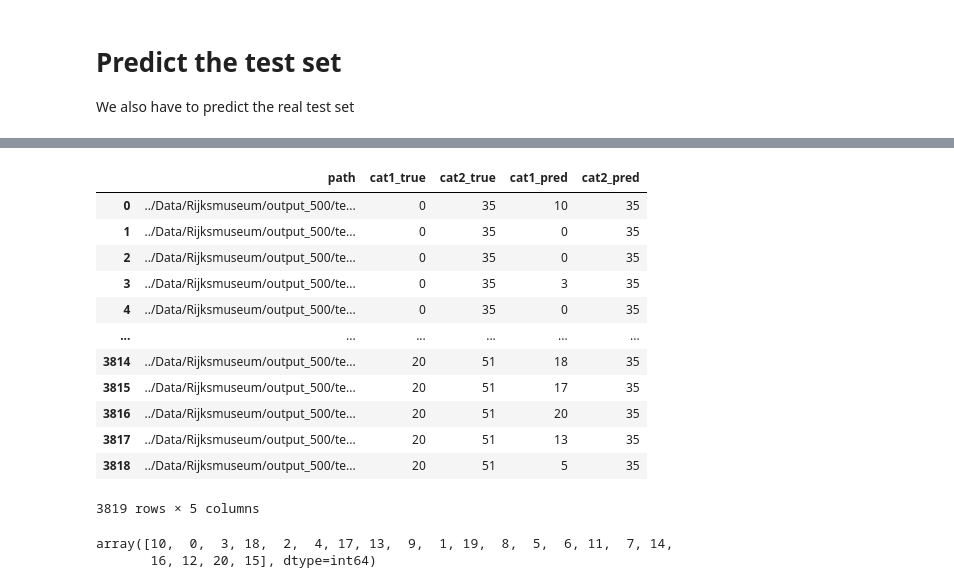
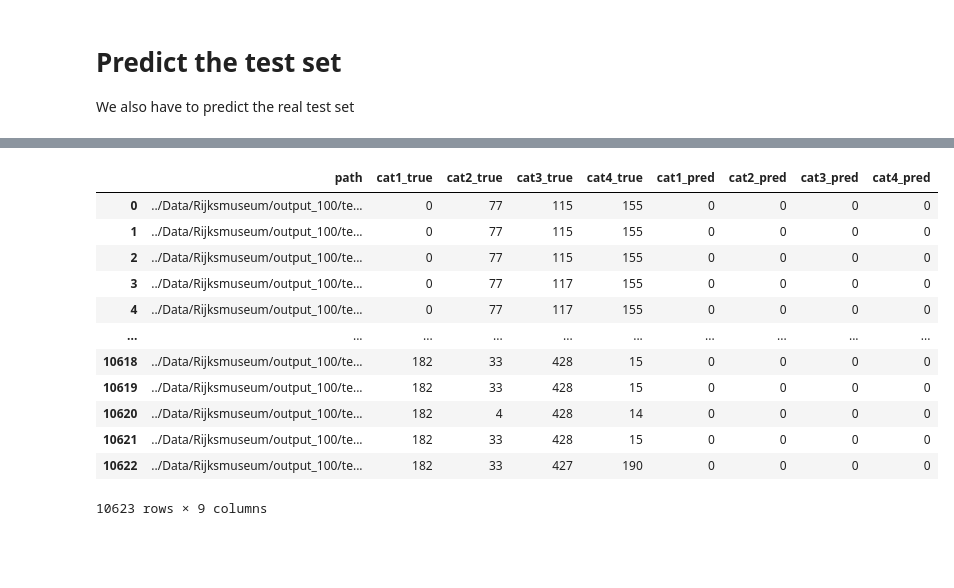
Before and after one commit to lotteph/MSc-Scriptie, a Jupyter notebook: Xception model multi-task v2.ipynb, the cells around one changed output, grey strips where cells are left out. Drawn from its saved outputs; the diff is of its cells as text; code cells hidden in the pictures; blank space fills up the shorter version.

```diff
--- a/Xception model multi-task v2.ipynb
+++ b/Xception model multi-task v2.ipynb
@@ -216,11 +239,12 @@ def train_gen(training_dict, batch_size=10):
         yield [np.stack(images, axis=0)], targets
 # %%
 batch_size = 128
-epochs = 10
+epochs = 20
 
 # initialize training and validation generators
 gen = train_gen(train_dict, batch_size)
 val_gen = train_gen(val_dict, batch_size)
+
 steps = len(train_dict) // batch_size
 val_steps = len(val_dict) // batch_size
 # %% [markdown]
@@ -228,13 +252,13 @@ Try with toy dataset and try to locate issue
 
 vanishing gradient, adjust clipping
 # %%
-# initialize and compile model
-model = create_model_inception(n_labels_c1, n_labels_c2)
+# # initialize and compile model
+# model = create_model_inception(n_labels_c1, n_labels_c2)
 
-model.compile(optimizer=tf.keras.optimizers.RMSprop(learning_rate=0.001), #, clipvalue=0.5
-              loss={'c1_output': 'sparse_categorical_crossentropy', 'c2_output': 'sparse_categorical_crossentropy'},
-              loss_weights={'c1_output': 0.5, 'c2_output': 0.5},
-              metrics={'c1_output': 'accuracy', 'c2_output': 'accuracy'})
+# model.compile(optimizer=tf.keras.optimizers.RMSprop(learning_rate=0.001), #, clipvalue=0.5
+#               loss={'c1_output': 'sparse_categorical_crossentropy', 'c2_output': 'sparse_categorical_crossentropy'},
+#               loss_weights={'c1_output': 0.5, 'c2_output': 0.5},
+#               metrics={'c1_output': 'accuracy', 'c2_output': 'accuracy'})
 
-# fit model
-model.fit(gen, steps_per_epoch=steps, epochs=epochs, validation_data=val_gen, validation_steps=val_steps)
+# # fit model
+# model.fit(gen, steps_per_epoch=steps, epochs=epochs, validation_data=val_gen, validation_steps=val_steps)
@@ -248,12 +265,12 @@ KeyboardInterrupt:
 # %%
 # initialize and compile model
-model2 = create_model_xception(n_labels_c1, n_labels_c2)
+model2 = create_model_xception(n_labels_c1, n_labels_c2, n_labels_c3, n_labels_c4)
 
-model2.compile(optimizer=tf.keras.optimizers.RMSprop(learning_rate=0.0001),
-              loss={'c1_output': 'sparse_categorical_crossentropy', 'c2_output': 'sparse_categorical_crossentropy'},
-              loss_weights={'c1_output': 0.5, 'c2_output': 0.5},
-              metrics={'c1_output': 'accuracy', 'c2_output': 'accuracy'})
+model2.compile(optimizer=tf.keras.optimizers.RMSprop(learning_rate=0.0001, clipvalue=0.5),
+              loss={'c1_output': 'sparse_categorical_crossentropy', 'c2_output': 'sparse_categorical_crossentropy', 'c3_output': 'sparse_categorical_crossentropy', 'c4_output': 'sparse_categorical_crossentropy'},
+              loss_weights={'c1_output': 0.5, 'c2_output': 0.5, 'c3_output': 0.5, 'c4_output': 0.5},
+              metrics={'c1_output': 'accuracy', 'c2_output': 'accuracy', 'c3_output': 'accuracy', 'c4_output': 'accuracy'})
 
 # fit model
-model2.fit(gen, steps_per_epoch=steps, epochs=epochs, validation_data=val_gen, validation_steps=val_steps)
+hist = model2.fit(gen, steps_per_epoch=steps, epochs=epochs, validation_data=val_gen, validation_steps=val_steps)
 # %% [output]
@@ -316,33 +323,30 @@ df = []
 
 for path, labels in test_dict.items():
     img = image.img_to_array( image.load_img( path, target_size=img_size ) ) / 255.0
-    pred_c1, pred_c2 = model2.predict(np.array([img]))
-    df.append([path, labels[0], labels[1], pred_c1.argmax(axis=-1)[0], pred_c2.argmax(axis=-1)[0]])
+    pred_c1, pred_c2, pred_c3, pred_c4 = model2.predict(np.array([img]))
+    df.append([path, labels[0], labels[1], labels[2], labels[3], pred_c1.argmax(axis=-1)[0], pred_c2.argmax(axis=-1)[0], pred_c3.argmax(axis=-1)[0], pred_c4.argmax(axis=-1)[0]])
 # %%
 # df
 # %%
 df2 = pd.DataFrame(df)
-df2.columns = ['path', 'cat1_true', 'cat2_true', 'cat1_pred', 'cat2_pred']
+df2.columns = ['path', 'cat1_true', 'cat2_true', 'cat3_true', 'cat4_true', 'cat1_pred', 'cat2_pred', 'cat3_pred', 'cat4_pred']
 df2
 # %% [output]
-|  | path | cat1_true | cat2_true | cat1_pred | cat2_pred |
-| 0 | ../Data/Rijksmuseum/output_500/te... | 0 | 35 | 10 | 35 |
-| 1 | ../Data/Rijksmuseum/output_500/te... | 0 | 35 | 0 | 35 |
-| 2 | ../Data/Rijksmuseum/output_500/te... | 0 | 35 | 0 | 35 |
-| 3 | ../Data/Rijksmuseum/output_500/te... | 0 | 35 | 3 | 35 |
-| 4 | ../Data/Rijksmuseum/output_500/te... | 0 | 35 | 0 | 35 |
-| ... | ... | ... | ... | ... | ... |
-| 3814 | ../Data/Rijksmuseum/output_500/te... | 20 | 51 | 18 | 35 |
-| 3815 | ../Data/Rijksmuseum/output_500/te... | 20 | 51 | 17 | 35 |
-| 3816 | ../Data/Rijksmuseum/output_500/te... | 20 | 51 | 20 | 35 |
-| 3817 | ../Data/Rijksmuseum/output_500/te... | 20 | 51 | 13 | 35 |
-| 3818 | ../Data/Rijksmuseum/output_500/te... | 20 | 51 | 5 | 35 |
+|  | path | cat1_true | cat2_true | cat3_true | cat4_true | cat1_pred | cat2_pred | cat3_pred | cat4_pred |
+| 0 | ../Data/Rijksmuseum/output_100/te... | 0 | 77 | 115 | 155 | 0 | 0 | 0 | 0 |
+| 1 | ../Data/Rijksmuseum/output_100/te... | 0 | 77 | 115 | 155 | 0 | 0 | 0 | 0 |
+| 2 | ../Data/Rijksmuseum/output_100/te... | 0 | 77 | 115 | 155 | 0 | 0 | 0 | 0 |
+| 3 | ../Data/Rijksmuseum/output_100/te... | 0 | 77 | 117 | 155 | 0 | 0 | 0 | 0 |
+| 4 | ../Data/Rijksmuseum/output_100/te... | 0 | 77 | 117 | 155 | 0 | 0 | 0 | 0 |
+| ... | ... | ... | ... | ... | ... | ... | ... | ... | ... |
+| 10618 | ../Data/Rijksmuseum/output_100/te... | 182 | 33 | 428 | 15 | 0 | 0 | 0 | 0 |
+| 10619 | ../Data/Rijksmuseum/output_100/te... | 182 | 33 | 428 | 15 | 0 | 0 | 0 | 0 |
+| 10620 | ../Data/Rijksmuseum/output_100/te... | 182 | 4 | 428 | 14 | 0 | 0 | 0 | 0 |
+| 10621 | ../Data/Rijksmuseum/output_100/te... | 182 | 33 | 428 | 15 | 0 | 0 | 0 | 0 |
+| 10622 | ../Data/Rijksmuseum/output_100/te... | 182 | 33 | 427 | 190 | 0 | 0 | 0 | 0 |
-3819 rows × 5 columns
+10623 rows × 9 columns
 # %%
-df2['cat1_pred'].unique()
+# df2['cat1_pred'].unique()
-# %% [output]
-array([10,  0,  3, 18,  2,  4, 17, 13,  9,  1, 19,  8,  5,  6, 11,  7, 14,
-       16, 12, 20, 15], dtype=int64)
 # %%
 # def predict_test(model, labels):
 #     preds = model.predict(test_generator)
```
Also changed, not shown: parts of 19 cells of this notebook, 4 other files.
